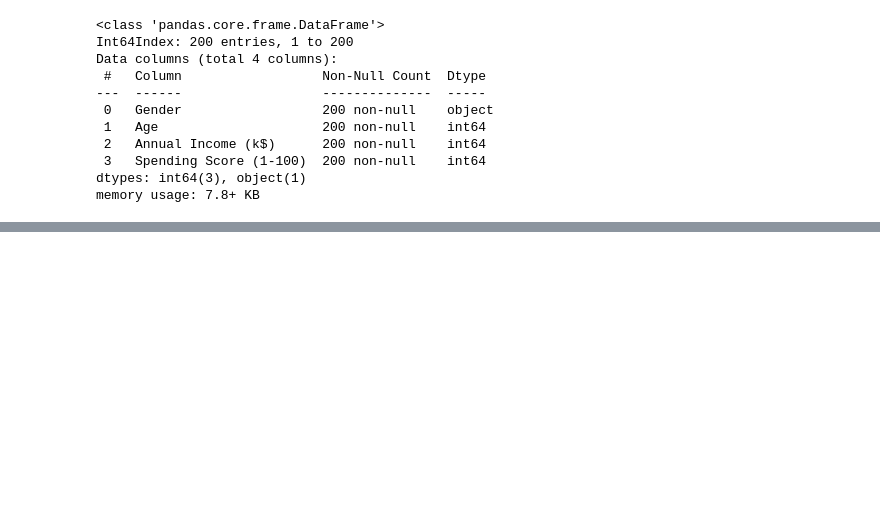
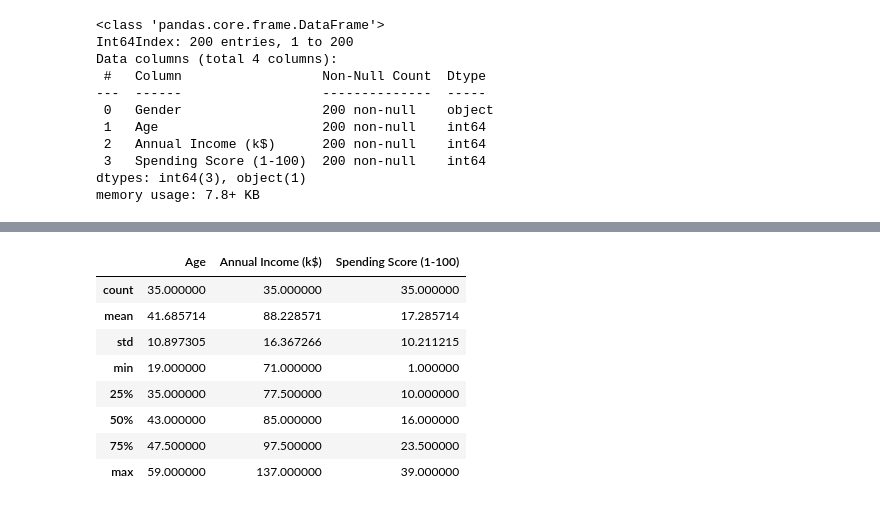
Before and after one commit to negatively/mall-customer-segmentation, a Jupyter notebook: notebooks/customer-segmentation.ipynb, the cells around one changed output, grey strips where cells are left out. Drawn from its saved outputs; the diff is of its cells as text; code cells hidden in the pictures; blank space fills up the shorter version.

```diff
--- a/notebooks/customer-segmentation.ipynb
+++ b/notebooks/customer-segmentation.ipynb
@@ -142,0 +166,13 @@ plt.show()
+# %%
+# Explore cluster Segments 2
+df_cluster[df_cluster["Segments"] == "Segment 2"].describe()
+# %% [output]
+|  | Age | Annual Income (k$) | Spending Score (1-100) |
+| count | 35.000000 | 35.000000 | 35.000000 |
+| mean | 41.685714 | 88.228571 | 17.285714 |
+| std | 10.897305 | 16.367266 | 10.211215 |
+| min | 19.000000 | 71.000000 | 1.000000 |
+| 25% | 35.000000 | 77.500000 | 10.000000 |
+| 50% | 43.000000 | 85.000000 | 16.000000 |
+| 75% | 47.500000 | 97.500000 | 23.500000 |
+| max | 59.000000 | 137.000000 | 39.000000 |
```
Also changed, not shown: parts of 30 cells of this notebook.
